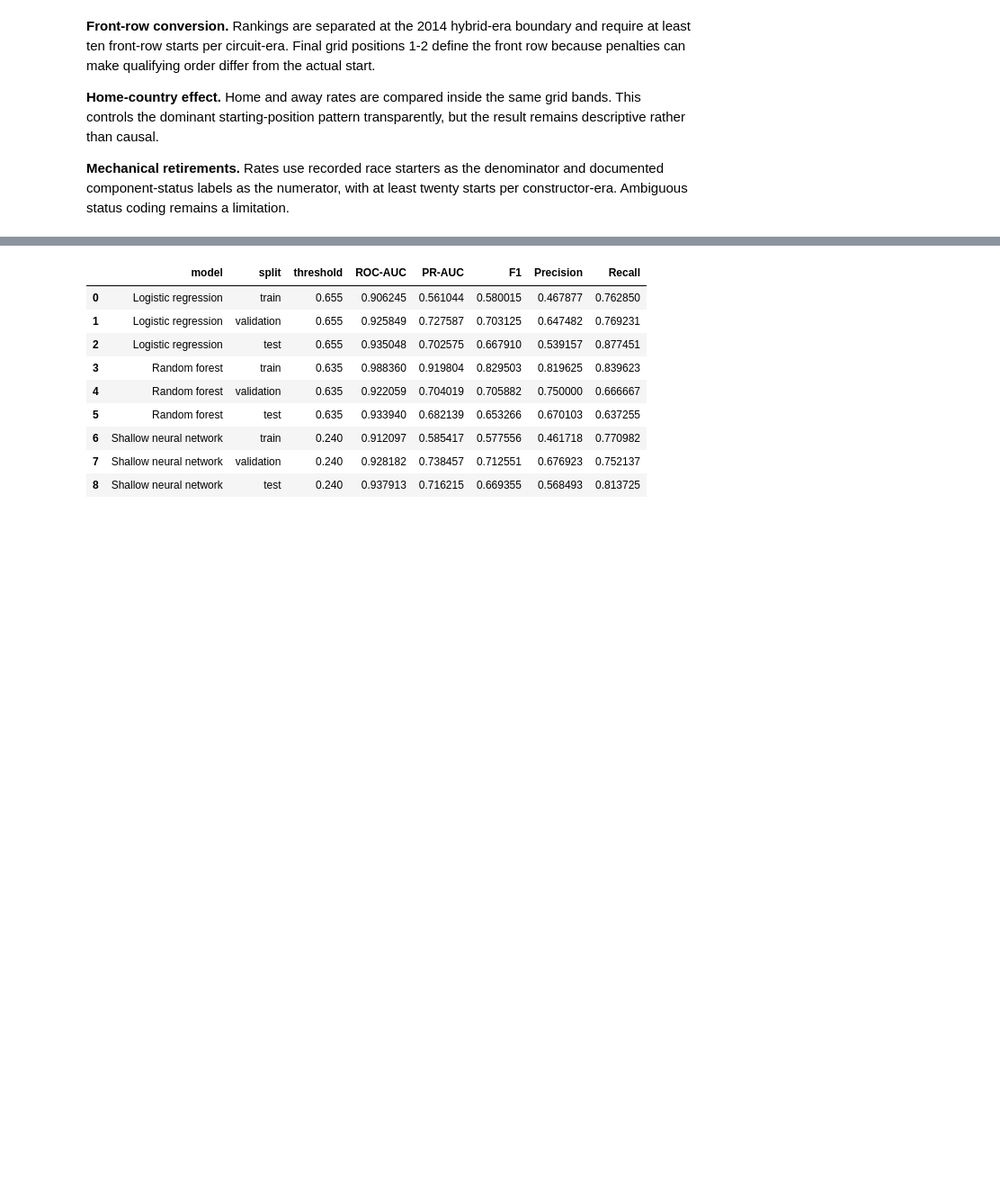
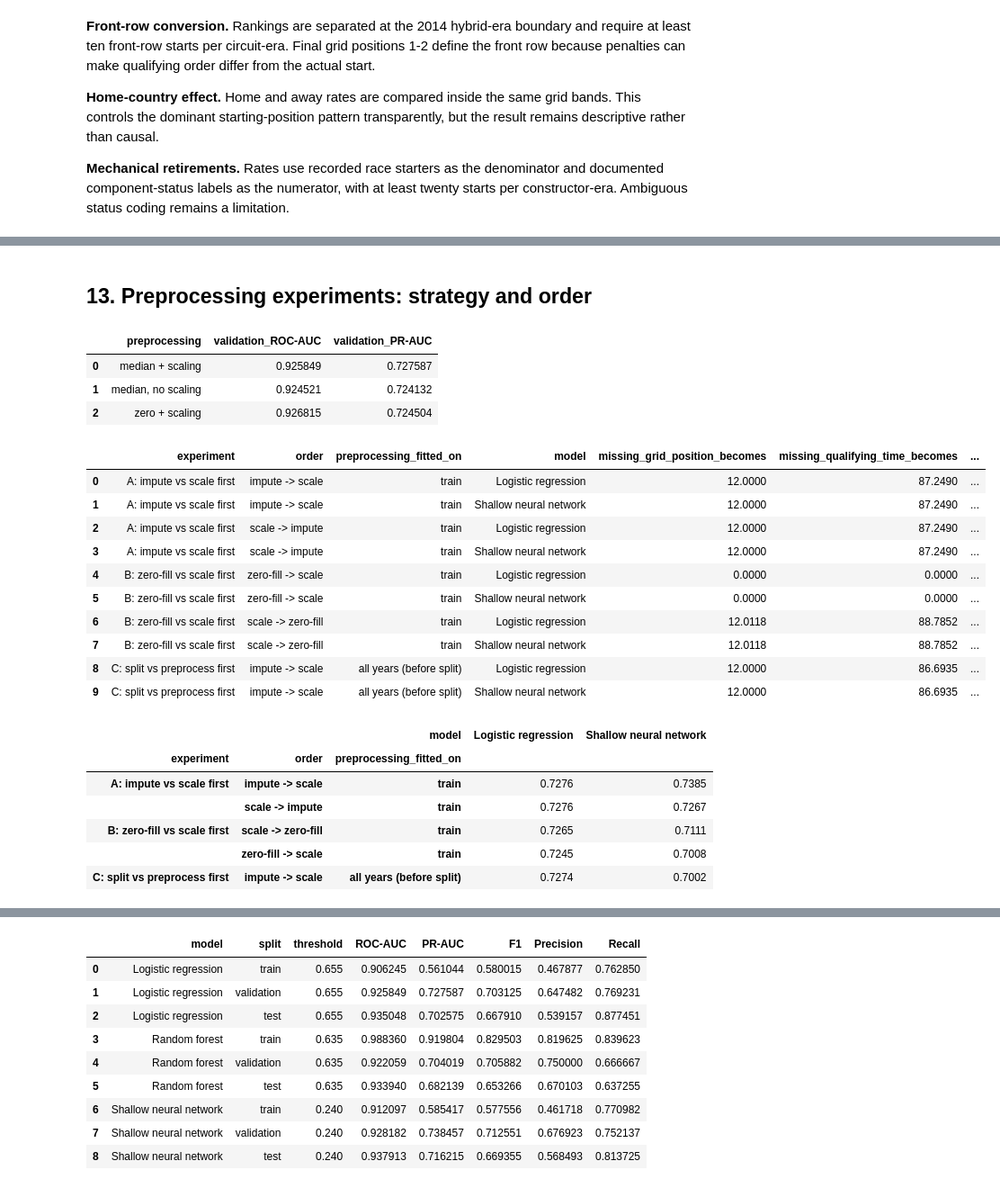
Before and after one commit to aliyousefex/ACL-9th-Paladin, a Jupyter notebook: notebooks/milestone_1_f1_podium_prediction.ipynb, the cells around one changed output, grey strips where cells are left out. Shown at 90% size. Cells and saved outputs as stored; diff of their text form; code cells hidden in the pictures; blank space fills up the shorter version.

```diff
--- a/notebooks/milestone_1_f1_podium_prediction.ipynb
+++ b/notebooks/milestone_1_f1_podium_prediction.ipynb
@@ -1236,0 +1207,31 @@ Median imputation with scaling, median imputation without scaling, and zero impu
+# %% [markdown]
+## 13. Preprocessing experiments: strategy and order
+# %%
+display(results["preprocessing"])
+order = results["preprocessing_order"]
+display(order.round(4))
+display(order.pivot_table(index=["experiment", "order", "preprocessing_fitted_on"], columns="model",
+                          values="validation_PR-AUC").round(4))
+# %% [output]
+|  | preprocessing | validation_ROC-AUC | validation_PR-AUC |
+| 0 | median + scaling | 0.925849 | 0.727587 |
+| 1 | median, no scaling | 0.924521 | 0.724132 |
+| 2 | zero + scaling | 0.926815 | 0.724504 |
+|  | experiment | order | preprocessing_fitted_on | model | missing_grid_position_becomes | missing_qualifying_time_becomes | ... |
+| 0 | A: impute vs scale first | impute -> scale | train | Logistic regression | 12.0000 | 87.2490 | ... |
+| 1 | A: impute vs scale first | impute -> scale | train | Shallow neural network | 12.0000 | 87.2490 | ... |
+| 2 | A: impute vs scale first | scale -> impute | train | Logistic regression | 12.0000 | 87.2490 | ... |
+| 3 | A: impute vs scale first | scale -> impute | train | Shallow neural network | 12.0000 | 87.2490 | ... |
+| 4 | B: zero-fill vs scale first | zero-fill -> scale | train | Logistic regression | 0.0000 | 0.0000 | ... |
+| 5 | B: zero-fill vs scale first | zero-fill -> scale | train | Shallow neural network | 0.0000 | 0.0000 | ... |
+| 6 | B: zero-fill vs scale first | scale -> zero-fill | train | Logistic regression | 12.0118 | 88.7852 | ... |
+| 7 | B: zero-fill vs scale first | scale -> zero-fill | train | Shallow neural network | 12.0118 | 88.7852 | ... |
+| 8 | C: split vs preprocess first | impute -> scale | all years (before split) | Logistic regression | 12.0000 | 86.6935 | ... |
+| 9 | C: split vs preprocess first | impute -> scale | all years (before split) | Shallow neural network | 12.0000 | 86.6935 | ... |
+|  |  | model | Logistic regression | Shallow neural network |
+| experiment | order | preprocessing_fitted_on |  |  |
+| A: impute vs scale first | impute -> scale | train | 0.7276 | 0.7385 |
+|  | scale -> impute | train | 0.7276 | 0.7267 |
+| B: zero-fill vs scale first | scale -> zero-fill | train | 0.7265 | 0.7111 |
+|  | zero-fill -> scale | train | 0.7245 | 0.7008 |
+| C: split vs preprocess first | impute -> scale | all years (before split) | 0.7274 | 0.7002 |
```
Also changed, not shown: parts of 62 cells of this notebook, 6 other files.
